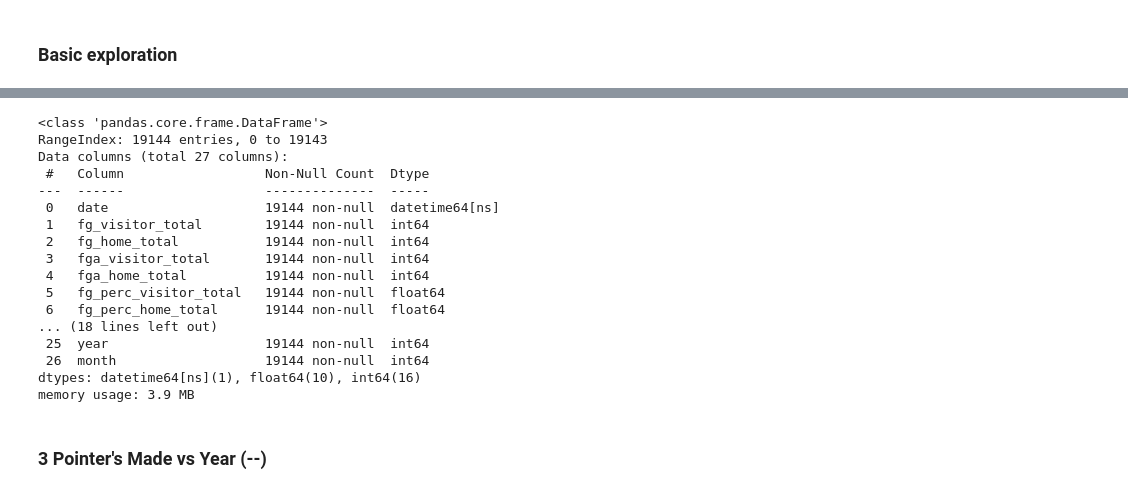
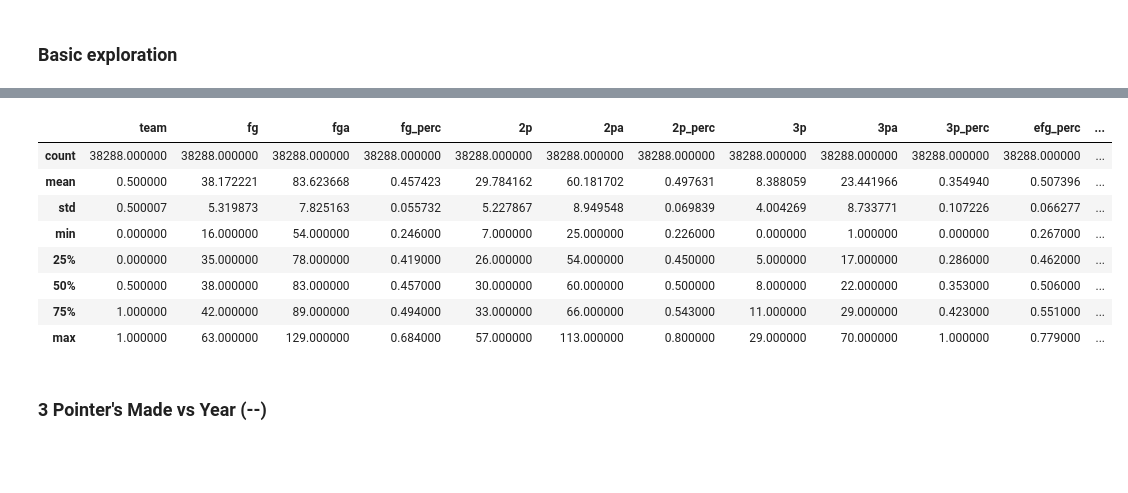
Before and after one commit to tylerengland25/NBA, a Jupyter notebook: backend/analysis/3p_shooting.ipynb, the cells around one changed output, grey strips where cells are left out. Cells and saved outputs as stored; diff of their text form; code cells hidden in the pictures; blank space fills up the shorter version.

```diff
--- a/backend/analysis/3p_shooting.ipynb
+++ b/backend/analysis/3p_shooting.ipynb
@@ -77,23 +97,15 @@ q4_df = df[[col for col in df.columns if col.split('_')[-1] == 'q1'or col == 'da
 # %%
-total_df.info()
+total_df.describe()
 # %% [output]
-<class 'pandas.core.frame.DataFrame'>
-RangeIndex: 19144 entries, 0 to 19143
-Data columns (total 27 columns):
- #   Column                  Non-Null Count  Dtype
----  ------                  --------------  -----
- 0   date                    19144 non-null  datetime64[ns]
- 1   fg_visitor_total        19144 non-null  int64
- 2   fg_home_total           19144 non-null  int64
- 3   fga_visitor_total       19144 non-null  int64
- 4   fga_home_total          19144 non-null  int64
- 5   fg_perc_visitor_total   19144 non-null  float64
- 6   fg_perc_home_total      19144 non-null  float64
-... (18 lines left out)
- 25  year                    19144 non-null  int64
- 26  month                   19144 non-null  int64
-dtypes: datetime64[ns](1), float64(10), int64(16)
-memory usage: 3.9 MB
+|  | team | fg | fga | fg_perc | 2p | 2pa | 2p_perc | 3p | 3pa | 3p_perc | efg_perc | ... |
+| count | 38288.000000 | 38288.000000 | 38288.000000 | 38288.000000 | 38288.000000 | 38288.000000 | 38288.000000 | 38288.000000 | 38288.000000 | 38288.000000 | 38288.000000 | ... |
+| mean | 0.500000 | 38.172221 | 83.623668 | 0.457423 | 29.784162 | 60.181702 | 0.497631 | 8.388059 | 23.441966 | 0.354940 | 0.507396 | ... |
+| std | 0.500007 | 5.319873 | 7.825163 | 0.055732 | 5.227867 | 8.949548 | 0.069839 | 4.004269 | 8.733771 | 0.107226 | 0.066277 | ... |
+| min | 0.000000 | 16.000000 | 54.000000 | 0.246000 | 7.000000 | 25.000000 | 0.226000 | 0.000000 | 1.000000 | 0.000000 | 0.267000 | ... |
+| 25% | 0.000000 | 35.000000 | 78.000000 | 0.419000 | 26.000000 | 54.000000 | 0.450000 | 5.000000 | 17.000000 | 0.286000 | 0.462000 | ... |
+| 50% | 0.500000 | 38.000000 | 83.000000 | 0.457000 | 30.000000 | 60.000000 | 0.500000 | 8.000000 | 22.000000 | 0.353000 | 0.506000 | ... |
+| 75% | 1.000000 | 42.000000 | 89.000000 | 0.494000 | 33.000000 | 66.000000 | 0.543000 | 11.000000 | 29.000000 | 0.423000 | 0.551000 | ... |
+| max | 1.000000 | 63.000000 | 129.000000 | 0.684000 | 57.000000 | 113.000000 | 0.800000 | 29.000000 | 70.000000 | 1.000000 | 0.779000 | ... |
 # %% [markdown]
 ### 3 Pointer's Made vs Year (--)
 # %%
```
Also changed, not shown: parts of 11 cells of this notebook.
